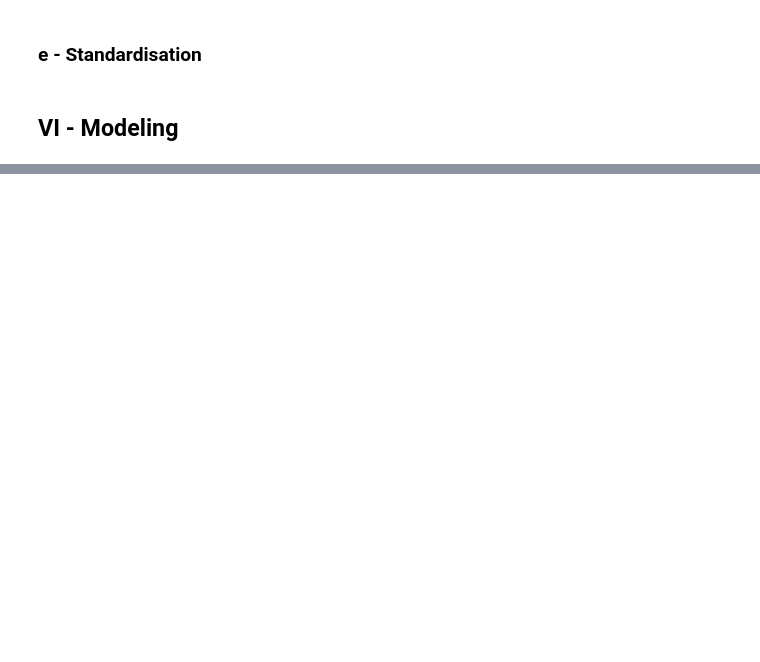
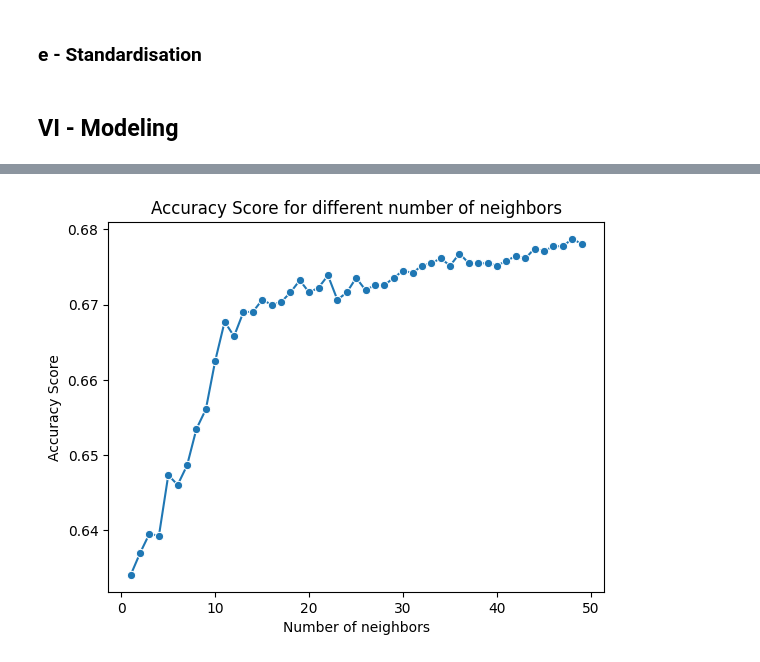
Before and after one commit to Cassette86/Green_ai_project_Water_polution, a Jupyter notebook: water pollution (data for classification models)/main.ipynb, the cells around one changed output, grey strips where cells are left out. Drawn from its saved outputs; the diff is of its cells as text; code cells hidden in the pictures; blank space fills up the shorter version.

```diff
--- a/water pollution (data for classification models)/main.ipynb
+++ b/water pollution (data for classification models)/main.ipynb
@@ -583,0 +597,22 @@ Confusion Matrix:
+# %%
+#plot the best n_neighbors in fonction of the accuracy
+n_neighbors = [i for i in range(1, 50)]
+scores = []
+scaler = StandardScaler()
+X=scaler.fit_transform(X)
+
+for k in n_neighbors:
+    knn = KNeighborsClassifier(algorithm=best_parameters['algorithm'],
+                            leaf_size=best_parameters['leaf_size'],
+                            n_neighbors=k,
+                            weights=best_parameters['weights'])
+    score = cross_val_score(knn, X, y, cv=5, scoring='accuracy')
+    scores.append(np.mean(score))
+
+sns.lineplot(x=n_neighbors, y=scores, marker = 'o')
+plt.xlabel("Number of neighbors")
+plt.ylabel("Accuracy Score")
+plt.title("Accuracy Score for different number of neighbors")
+plt.show()
+# %% [output]
+[figure, added]
```
Also changed, not shown: parts of 57 cells of this notebook.
